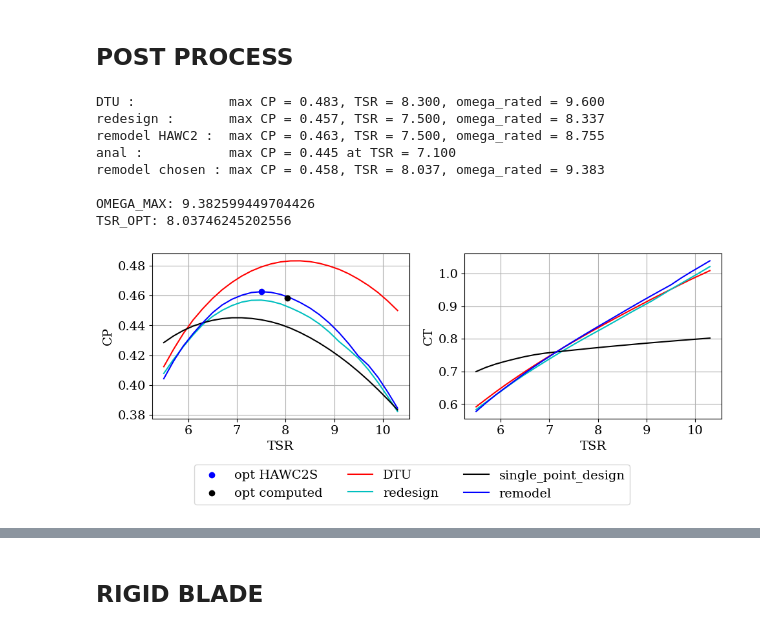
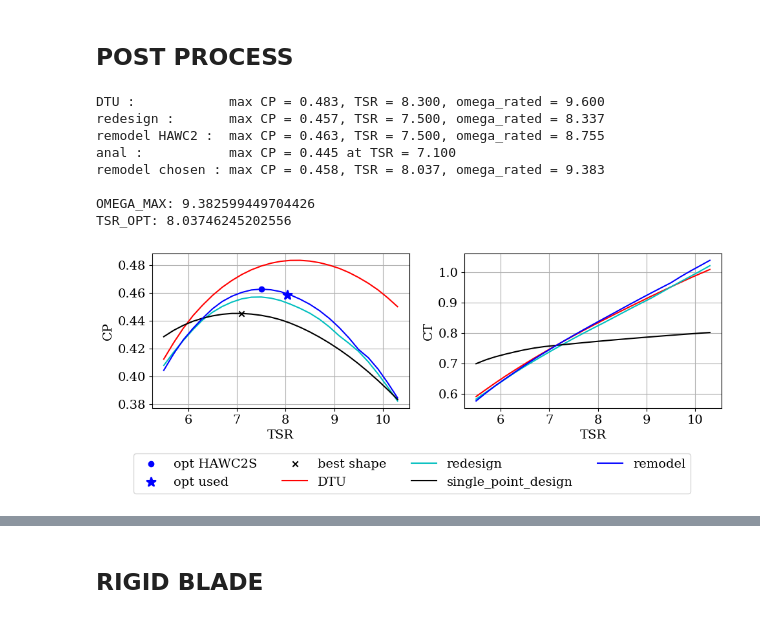
Before and after one commit to nicolaquaia/LAC_final, a Jupyter notebook: assignment_05/01_blade_design.ipynb, the cells around one changed output, grey strips where cells are left out. Cells and saved outputs as stored; diff of their text form; code cells hidden in the pictures.

```diff
--- a/assignment_05/01_blade_design.ipynb
+++ b/assignment_05/01_blade_design.ipynb
@@ -567,44 +784,45 @@ print(f'OMEGA_MAX: {omega_max_TS}')
 print(f'TSR_OPT: {tsr_max_TS}')
 
 
-fig1, axs1 = plt.subplots(1, 2, num=2, figsize=(10,3.5), clear=True)
+fig1, axs1 = plt.subplots(1, 2, num=2, figsize=(10,4), clear=True)
 axs1[0].plot(TSR_range, pwr_data_DTU_10_MW["Cp"], color='r')
 axs1[0].plot(TSR_range, pwr_data_redesign["Cp"], color='c')
 axs1[0].plot(TSR_range, CP_array, color='k')
 axs1[0].plot(TSR_range, pwr_data["Cp"], color='b')
 axs1[0].scatter(TSR_max_remodel, CP_max_remodel, color='b', label='opt HAWC2S', zorder=2)
-axs1[0].scatter(tsr_max_TS, CP_max_TS, color='k', marker='o', label='opt computed', zorder=2)
+axs1[0].scatter(tsr_max_TS, CP_max_TS, color='b', marker='*', label='opt used', zorder=2, s=100, linewidths=2)
+axs1[0].scatter(TSR_max_anal, CP_max_anal, color='k', marker='x', label='best shape', zorder=2)
 axs1[0].set_xlabel("TSR")
 axs1[0].set_ylabel("CP")
 axs1[0].grid(True)
 #axs1[0].set_xlim(min(TSR_range), max(TSR_range))
 
 
 axs1[1].plot(TSR_range, pwr_data_DTU_10_MW["Ct"], color='r', label='DTU')
 axs1[1].plot(TSR_range, pwr_data_redesign["Ct"], color='c', label='redesign')
 axs1[1].plot(TSR_range, CT_array, color='k', label='single_point_design')
 axs1[1].plot(TSR_range, pwr_data["Ct"], color='b', label='remodel')
 axs1[1].set_xlabel("TSR")
 axs1[1].set_ylabel("CT")
 #axs1[1].legend()
 axs1[1].grid(True)
-#axs1[1].set_xlim(min(TSR_range), max(TSR_range))
 
-# Adjust layout and show the figure
-fig1.legend(loc='lower center', ncol=3, bbox_to_anchor=(0.5, -0.2))
-plt.tight_layout()
-plt.savefig('plots/bd_CP_vs_TSR.pdf', format='pdf')
+fig1.tight_layout()
+
+plt.subplots_adjust(bottom=0.35)
+fig1.legend(loc='lower center', ncol=4, bbox_to_anchor=(0.5, -0.005))
+plt.savefig('plots/bd_operation_points.pdf', format='pdf')
 plt.show()
 # %% [output]
 DTU :            max CP = 0.483, TSR = 8.300, omega_rated = 9.600
 redesign :       max CP = 0.457, TSR = 7.500, omega_rated = 8.337
 remodel HAWC2 :  max CP = 0.463, TSR = 7.500, omega_rated = 8.755
 anal :           max CP = 0.445 at TSR = 7.100
 remodel chosen : max CP = 0.458, TSR = 8.037, omega_rated = 9.383
 
 OMEGA_MAX: 9.382599449704426
 TSR_OPT: 8.03746245202556
-[figure, old version]
+[figure, new version]
 # %%
 # open induction files
 
```
Also changed, not shown: parts of 10 cells of this notebook, 47 other files.
